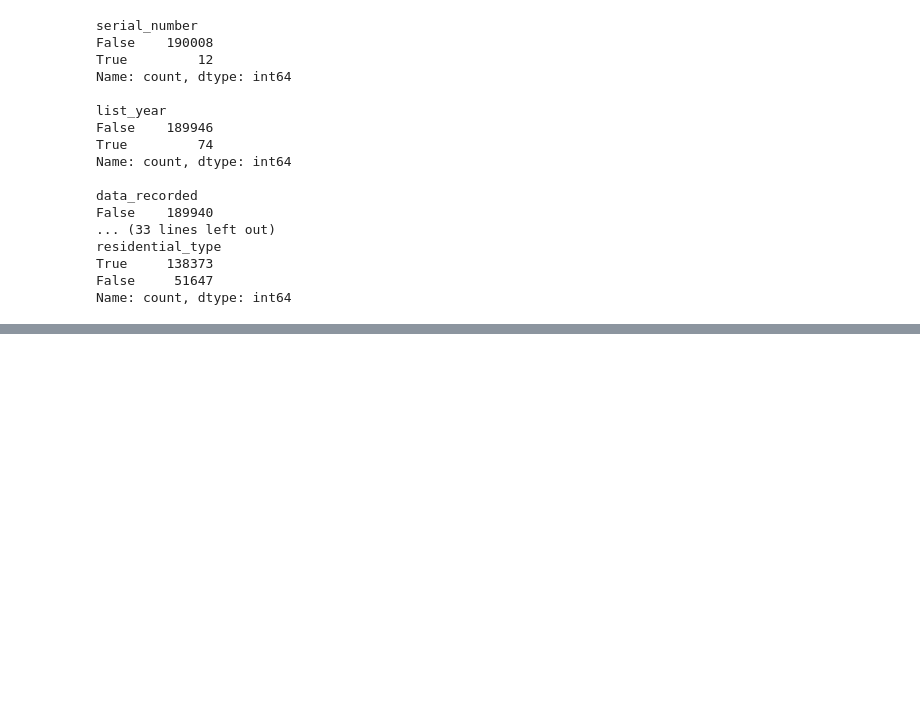
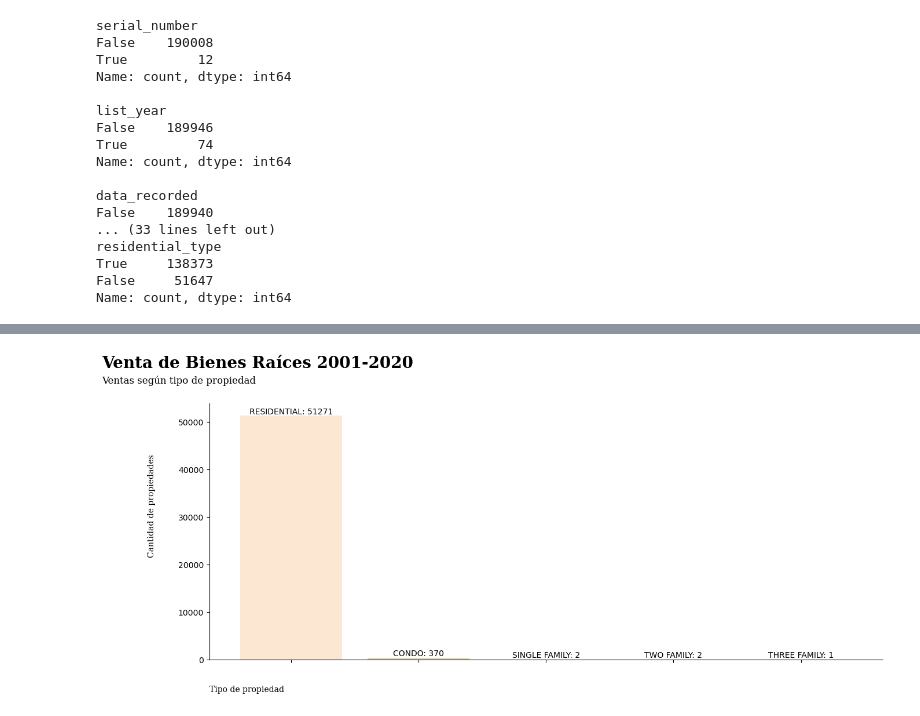
Before and after one commit to karina-salazar12/Analisis-Datos, a Jupyter notebook: ProyectoDA.ipynb, the cells around one changed output, grey strips where cells are left out. Saved outputs shown, nothing was run; the diff lists cells and outputs as text; code cells hidden in the pictures; blank space fills up the shorter version.

```diff
--- a/ProyectoDA.ipynb
+++ b/ProyectoDA.ipynb
@@ -259,0 +421,86 @@ Name: count, dtype: int64
+# %%
+import matplotlib as mpl
+
+mpl.rcParams["axes.spines.bottom"]=True #para quitar las lineas de la caja que encierra el grafico
+mpl.rcParams["axes.spines.top"]=False
+mpl.rcParams["axes.spines.left"]=True
+mpl.rcParams["axes.spines.right"]=False
+# %%
+def agrupaYcuenta(df, columna, ordenar):
+    return df.groupby(columna).size().reset_index(name='cantidad').sort_values(by='cantidad', ascending=ordenar)
+# %%
+def agrupaYcuenta(dfParam, nomColumna, orden):
+    gf = dfParam.groupby([nomColumna]).count()
+    gf = gf.iloc[:, 0:1]  # Selecciona solo la primera columna
+    gf.columns = ['cantidad']  # Renombra esa columna sin importar su nombre original
+    gf = gf.sort_values("cantidad", ascending=orden)
+    return gf
+# %%
+dfAgrupado=agrupaYcuenta(dfventas, 'property_type', False)
+#------------------------------------GRAFICO DE BARRAS--------------------------------------#
+
+fig, ax = plt.subplots(1,1, figsize=(15, 6.9), dpi=100) #se definen las parcelas, tamaño del grafico
+
+etiquetaBarras = dfAgrupado.index.tolist() ## Es el nombre de cada una de las barras en eje X
+alturaBarras = dfAgrupado['cantidad'].tolist() # Este es el valor que define el tamano de las graficas
+coloresBarras=["#fce7d2","#e0dbbd","#c0ceaa","#fd8086","#eb5874"]
+
+gBarra=ax.bar(etiquetaBarras, alturaBarras, color=coloresBarras)
+
+
+#-------------------------------------------------------------------------------------------#
+#------------------------------------CONF. DEL GRAFICO--------------------------------------#
+#-------------------------------------------------------------------------------------------#
+
+titulo = "Venta de Bienes Raíces 2001-2020"
+plt.suptitle(titulo,
+            horizontalalignment = 'left',
+            x = 0.001,
+            y = 0.87,
+            transform = fig.transFigure,
+            fontsize = 20,
+            fontweight = 'bold',
+            fontfamily = 'serif')
+
+subtitulo = "Ventas según tipo de propiedad"
+ax.set_title(subtitulo,
+            ha = 'left',
+            x = 0.001,
+            y = 0.80,
+            transform = fig.transFigure,
+            fontsize = 12,
+            fontweight = 'regular',
+            fontfamily = 'serif')
+etiquetax = "Tipo de propiedad"
+ax.set_xlabel(etiquetax,
+             ha = 'left',
+             fontsize = 10,
+             fontweight = 'regular',
+             fontfamily = 'serif')
+
+etiquetay = "Cantidad de propiedades"
+ax.set_ylabel(etiquetay,
+             ha = 'left',
+             fontsize = 10,
+             fontweight = 'regular',
+             fontfamily = 'serif')
+
+ax.xaxis.set_label_coords(x=0, y = - 0.10, transform = ax.transAxes)
+ax.yaxis.set_label_coords(x=-0.08, y = 0.40, transform = ax.transAxes)
+
+#---------------------------------------------------------------------------------------------#
+#-------------------------------Crear etiqueta para cada barra--------------------------------#
+#---------------------------------------------------------------------------------------------#
+informacion_barras = [f"{tipo}: {cant}" for tipo, cant in zip(etiquetaBarras, alturaBarras)]
+
+for barra, etiqueta in zip(gBarra, informacion_barras):
+    altura = barra.get_height()
+    ax.text(barra.get_x() + barra.get_width() / 2, altura, etiqueta,
+            ha='center', va='bottom', fontsize=10, color='black')
+ax.set_xticklabels([])  # Oculta las etiquetas de texto
+#---------------------------------------------------------------------------------------------#
+
+plt.subplots_adjust(top=0.75)
+plt.show()
+# %% [output]
+[figure, added]
```
Also changed, not shown: parts of 33 cells of this notebook.
